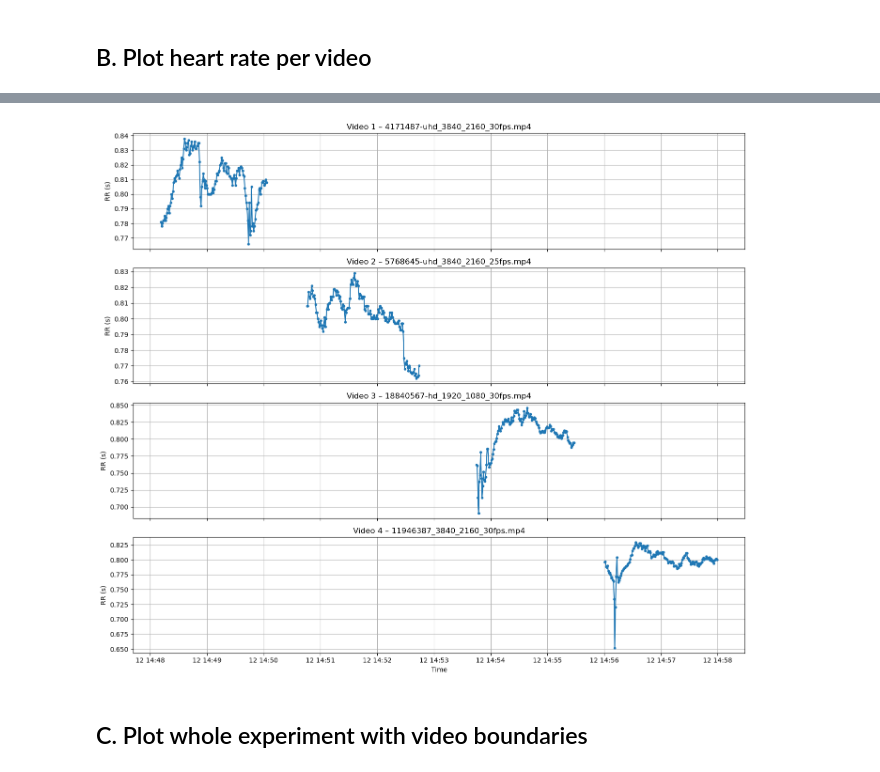
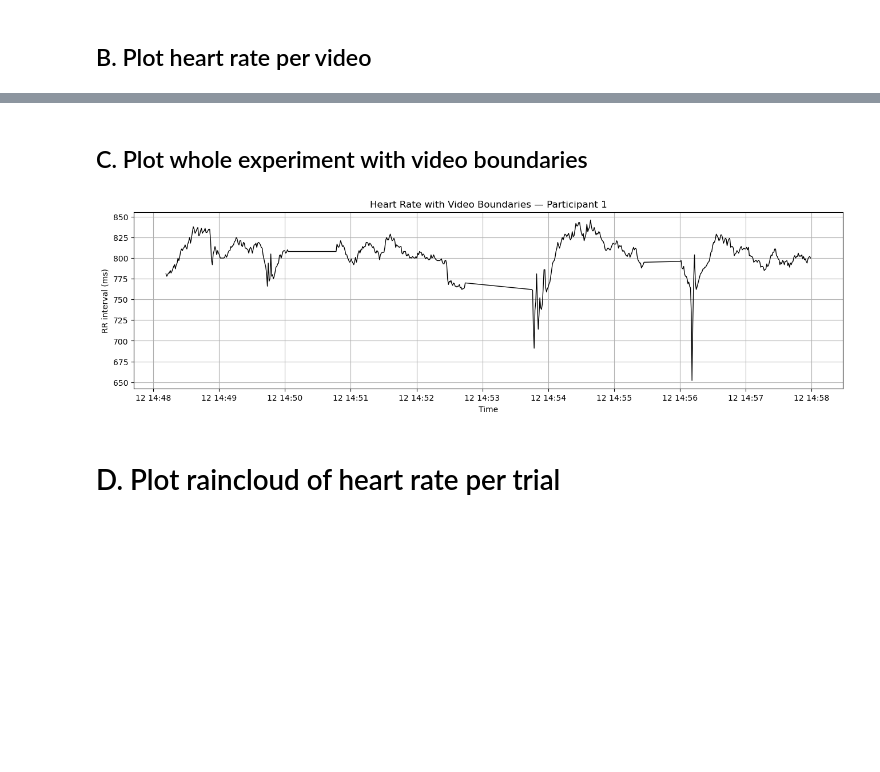
Before and after one commit to BalducciFrancesco/02455-Experiment-In-Cognitive-Science, a Jupyter notebook: analysis/visualization.ipynb, the cells around one changed output, grey strips where cells are left out. Cells and saved outputs as stored; diff of their text form; code cells hidden in the pictures; blank space fills up the shorter version.

```diff
--- a/analysis/visualization.ipynb
+++ b/analysis/visualization.ipynb
@@ -135,37 +136,50 @@ def plot_hr_by_video(participant_id):
-# %%
-plot_hr_by_video(1)
-# %% [output]
-[figure, removed]
 # %% [markdown]
 ## C. Plot whole experiment with video boundaries
 # %%
 def plot_hr_with_videos(participant_id):
     p = next(pp for pp in participants if pp["participant_id"] == participant_id)
-
-    # gather HR data
     rows = []
     for stim in p["stimuli"]:
-        rows.extend(stim["heart_rate"])
+        rows.extend(stim.get("heart_rate", []))
     df = pd.DataFrame(rows)
-    df["ts"] = pd.to_datetime(df["ts"])
+    if df.empty:
+        print("No HR data"); return
+
+    # prefer ArtifactCorrectedRR, fallback to RR
+    if "ArtifactCorrectedRR" in df.columns:
+        df["RR_ms"] = pd.to_numeric(df["ArtifactCorrectedRR"], errors="coerce")
+    else:
+        df["RR_ms"] = pd.to_numeric(df.get("RR"), errors="coerce")
+
+    # robust timestamp parsing for mixed formats
+    df["ts"] = pd.to_datetime(df["ts"].astype(str), errors="coerce")
+    df = df.dropna(subset=["ts", "RR_ms"]).sort_values("ts")
 
     plt.figure(figsize=(16, 4))
-    plt.plot(df["ts"], df["RR"], color="black", linewidth=1, label="Heart Rate (RR)")
+    plt.plot(df["ts"], df["RR_ms"], color="black", linewidth=1, label="RR (ms)")
 
-    # add video start/end markers
+    ymax = df["RR_ms"].max()
     for stim in p["stimuli"]:
-        if stim["video_start"] and stim["video_end"]:
-            start = pd.to_datetime(stim["video_start"])
-            end = pd.to_datetime(stim["video_end"])
-            plt.axvline(start, color="green", linestyle="--", alpha=0.7)
-            plt.axvline(end, color="red", linestyle="--", alpha=0.7)
-            plt.text(start, df["RR"].max(), f"Video {stim['id']}", rotation=90, verticalalignment="top")
+        start = stim.get("video_start")
+        end = stim.get("video_end")
+        if start:
+            s = pd.to_datetime(str(start), errors="coerce")
+            if pd.notna(s):
+                plt.axvline(s, color="green", linestyle="--", alpha=0.7)
+                plt.text(s, ymax, f"Video {stim.get('id')}", rotation=90, verticalalignment="top")
+        if end:
+            e = pd.to_datetime(str(end), errors="coerce")
+            if pd.notna(e):
+                plt.axvline(e, color="red", linestyle="--", alpha=0.7)
 
     plt.title(f"Heart Rate with Video Boundaries — Participant {participant_id}")
     plt.xlabel("Time")
     plt.ylabel("RR interval (ms)")
     plt.grid(True)
     plt.show()
 
-
 plot_hr_with_videos(1)
+# %% [output]
+[figure, added]
+# %% [markdown]
+# D. Plot raincloud of heart rate per trial
```
Also changed, not shown: parts of 4 cells of this notebook.
